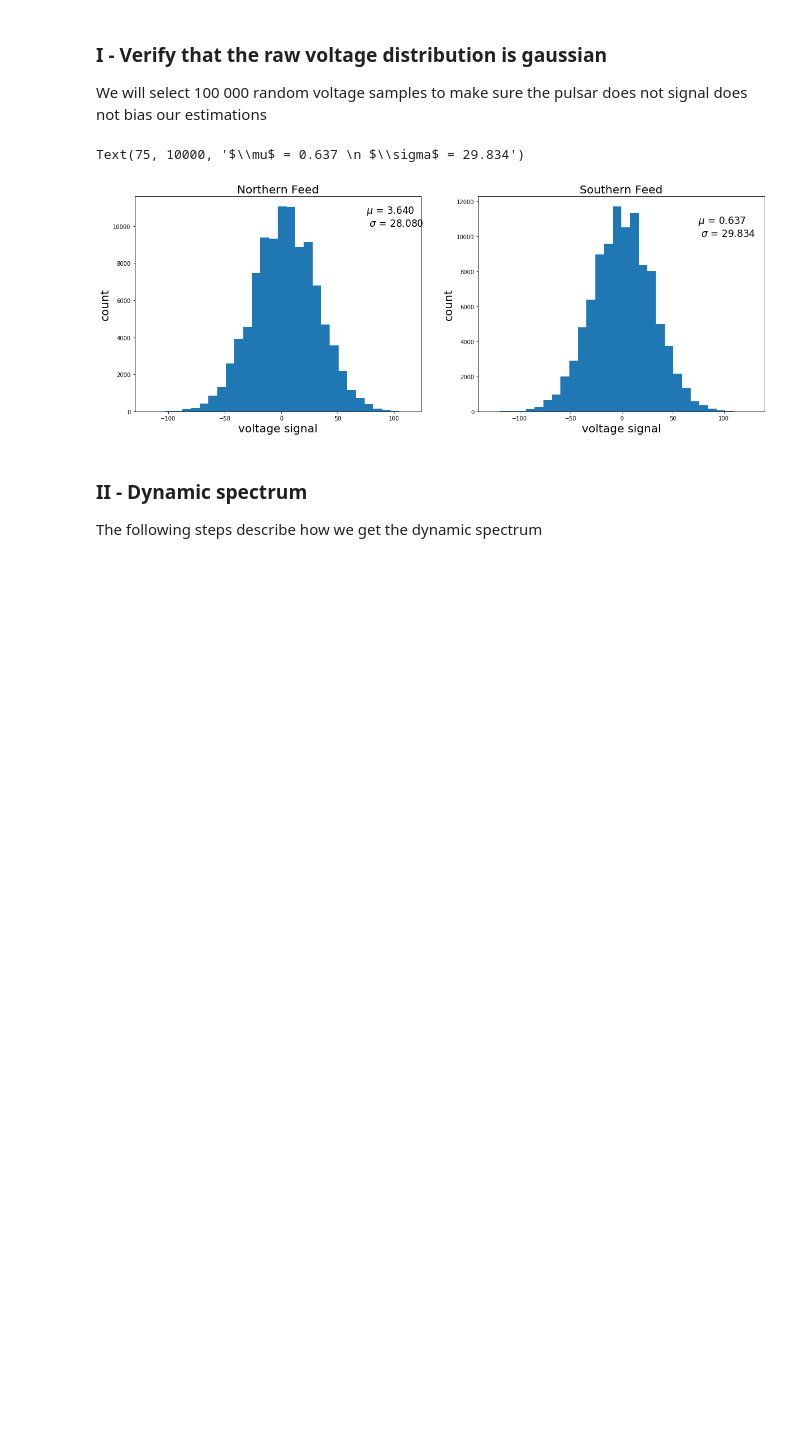
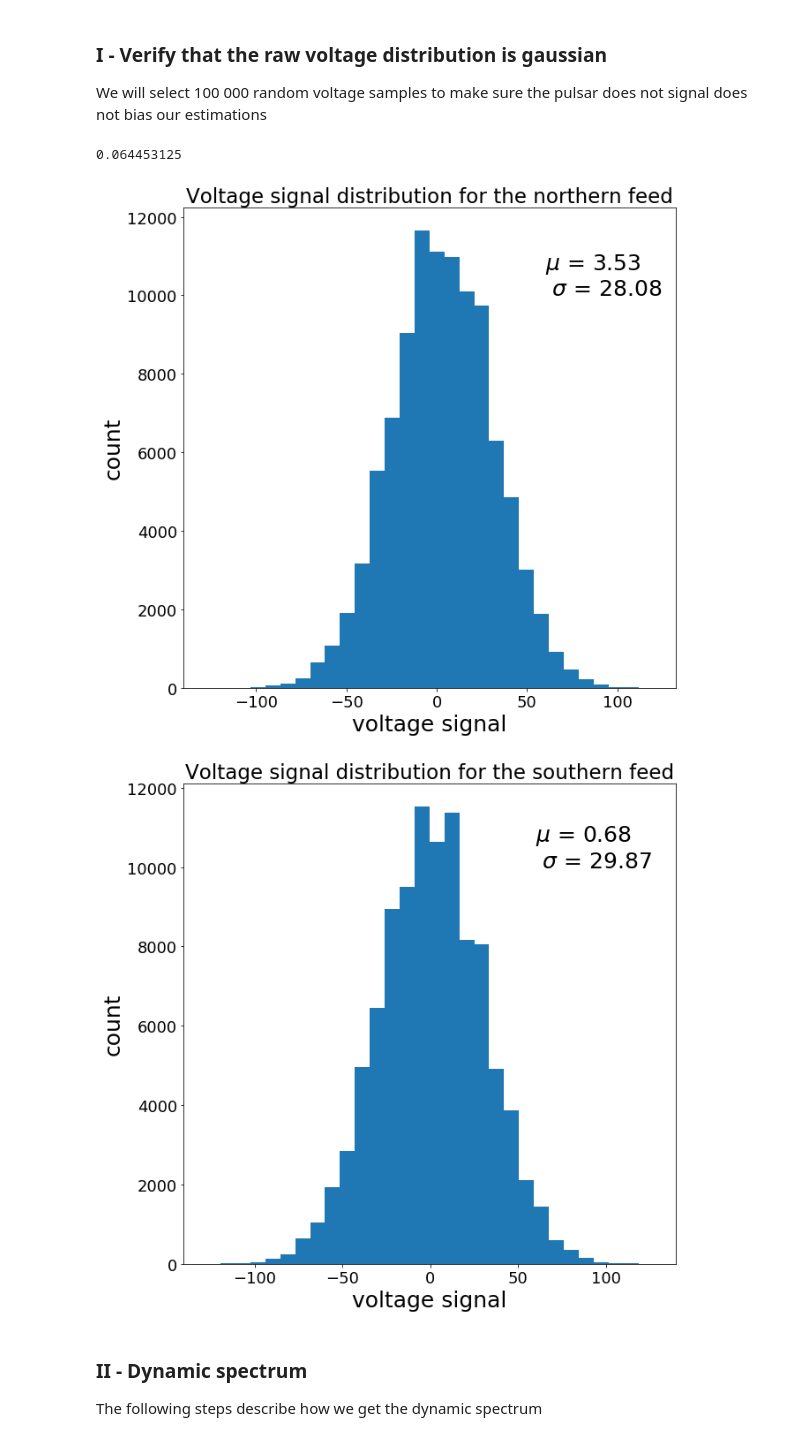
Before and after one commit to julioandrianjafy/Vela_Pulsar_data_analysis, a Jupyter notebook: Vela_pulsar_data_analysis.ipynb, the cells around one changed output. Drawn from its saved outputs; the diff is of its cells as text; code cells hidden in the pictures; blank space fills up the shorter version.

```diff
--- a/Vela_pulsar_data_analysis.ipynb
+++ b/Vela_pulsar_data_analysis.ipynb
@@ -5,6 +5,11 @@ import matplotlib.pyplot as plt
 # %%
 # Load the data
 V_North, V_South = np.loadtxt("../Vela_Pulsar_data_Ooty_telescope/ch00_B0833-45_20150612_191438_010_4",unpack=True)
+# %%
+params={'axes.titlesize':25,
+         'xtick.labelsize':18,
+         'ytick.labelsize':18,'axes.labelsize':25}
+plt.rcParams.update(params)
 # %% [markdown]
 ### I - Verify that the raw voltage distribution is gaussian
 
@@ -23,26 +28,31 @@ std1 = np.std(rand_north)
 
 mean2 = np.mean(rand_south)
 std2 = np.std(rand_south)
+# %%
+16.5/256
+# %% [output]
+0.064453125
 # %%
 # Visualize the distribution
-fig = plt.figure(figsize= [20,7])
+fig1 = plt.figure(figsize= [10,10])
 
-ax1 = fig.add_subplot(1,2,1)
-ax1.hist(rand_north, bins = 30)
-plt.title('Northern Feed', fontsize = 20)
-plt.ylabel('count', fontsize = 20)
-plt.xlabel('voltage signal', fontsize = 20)
-plt.text(75,10000,'$\mu$ = %.3f \n $\sigma$ = %.3f'%(mean1, std1), fontsize = 17)
+plt.hist(rand_north, bins = 30)
+plt.title('Voltage signal distribution for the northern feed', fontsize = 23)
+plt.ylabel('count')
+plt.xlabel('voltage signal')
+plt.text(60,10000,'$\mu$ = %.2f \n $\sigma$ = %.2f'%(mean1, std1), fontsize = 25)
+plt.savefig('NorthernV')
 
-ax2 = fig.add_subplot(1,2,2)
-ax2.hist(rand_south, bins = 30)
-plt.title('Southern Feed', fontsize = 20)
-plt.ylabel('count', fontsize = 20)
-plt.xlabel('voltage signal', fontsize = 20)
-plt.text(75,10000,'$\mu$ = %.3f \n $\sigma$ = %.3f'%(mean2, std2), fontsize = 17)
+fig2 = plt.figure(figsize= [10,10])
+plt.hist(rand_south, bins = 30)
+plt.title('Voltage signal distribution for the southern feed', fontsize = 23)
+plt.ylabel('count')
+plt.xlabel('voltage signal')
+plt.text(60,10000,'$\mu$ = %.2f \n $\sigma$ = %.2f'%(mean2, std2), fontsize = 25)
+plt.savefig('SouthernV')
 # %% [output]
-Text(75, 10000, '$\\mu$ = 0.637 \n $\\sigma$ = 29.834')
-[figure, old version]
+[figure, new version]
+[figure, added]
 # %% [markdown]
 ### II - Dynamic spectrum
 
```
Also changed, not shown: parts of 3 cells of this notebook, 3 other files.
